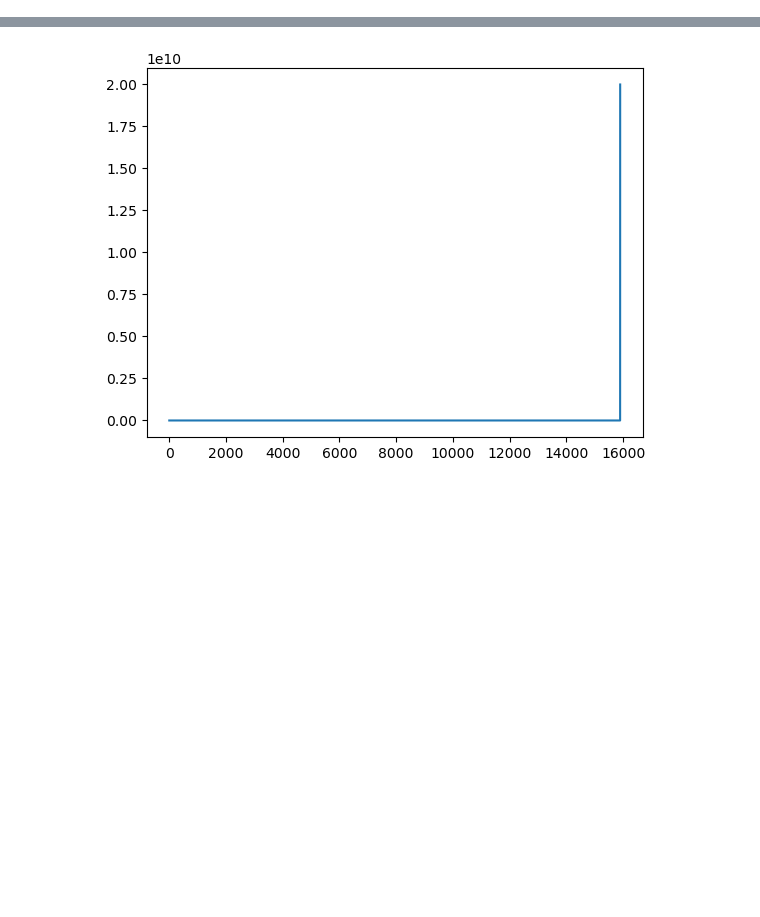
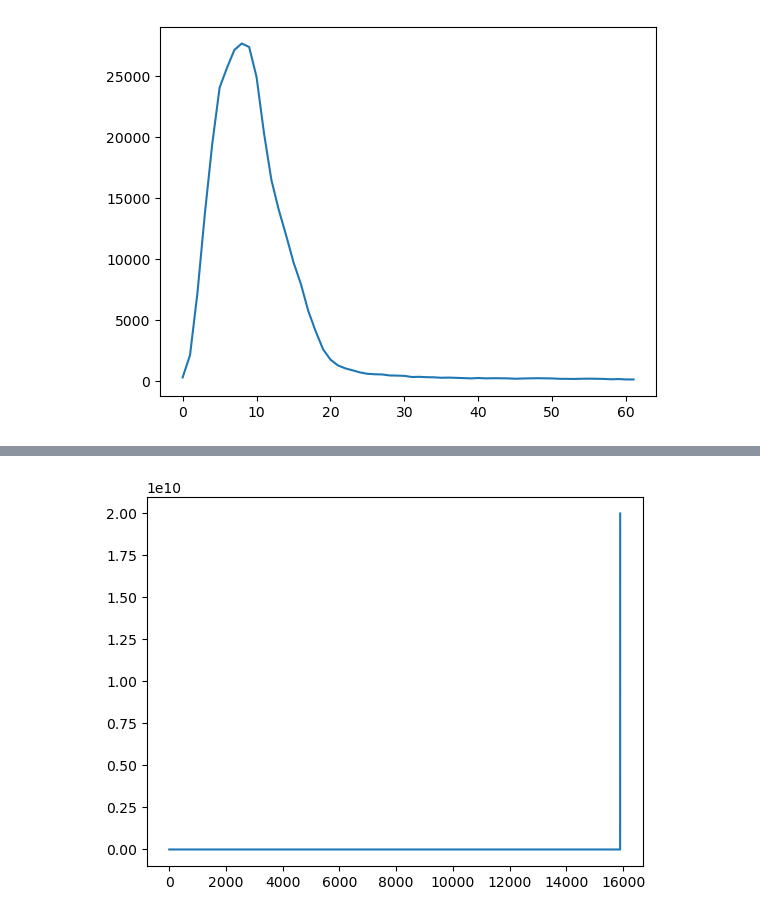
Before and after one commit to irene146/whitecaps, a Jupyter notebook: test.ipynb, the cells around one changed output, grey strips where cells are left out. Saved outputs shown, nothing was run; the diff lists cells and outputs as text; code cells hidden in the pictures; blank space fills up the shorter version.

```diff
--- a/test.ipynb
+++ b/test.ipynb
@@ -76,3 +95,8 @@ plt.colorbar()
+# %%
+plt.plot(hist)
+plt.show()
+# %% [output]
+[figure, added]
 # %%
 intensity_vector = np.arange(0, np.nanmax(im_subtracted)*0.9, 0.01)
 '''
```
Also changed, not shown: parts of 19 cells of this notebook.
